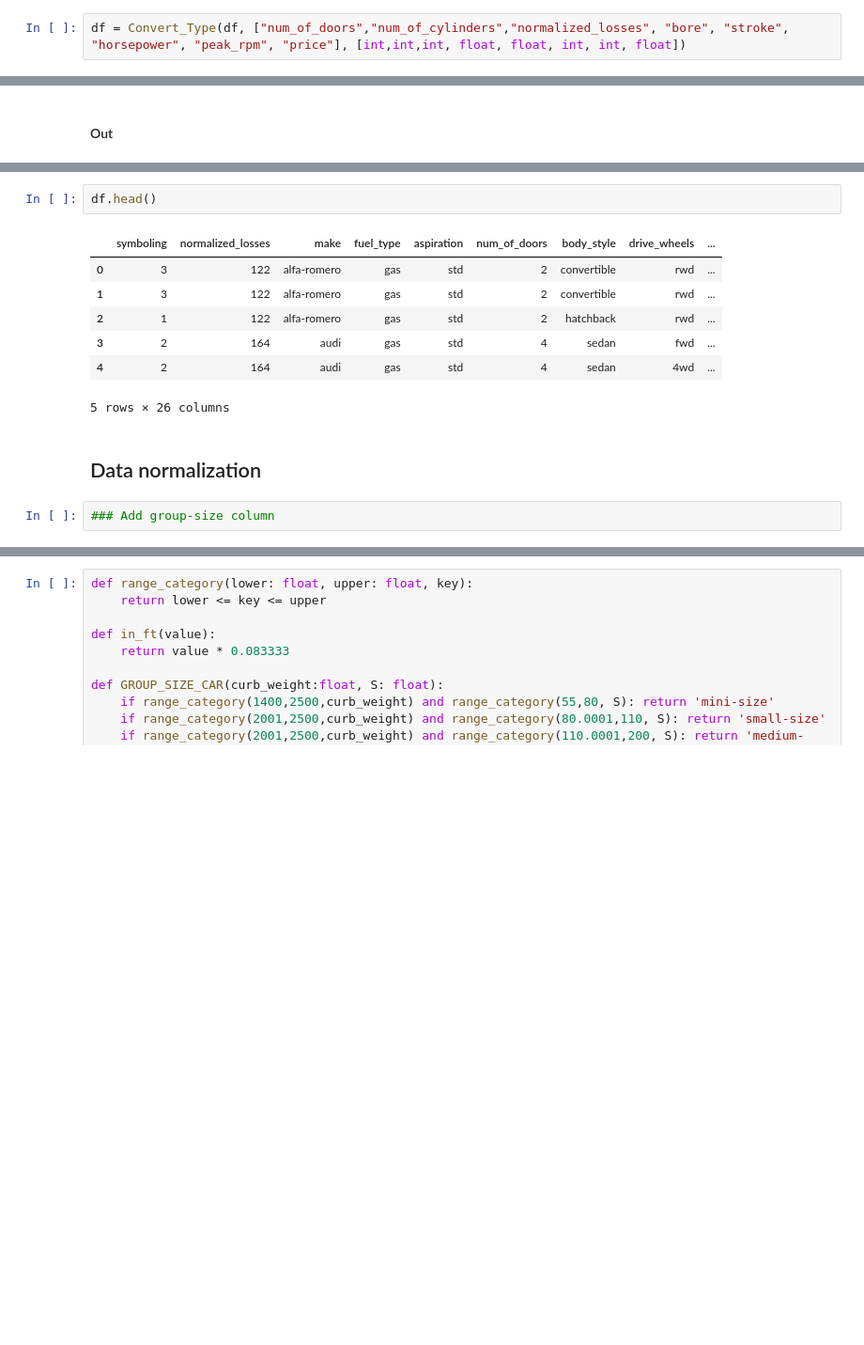
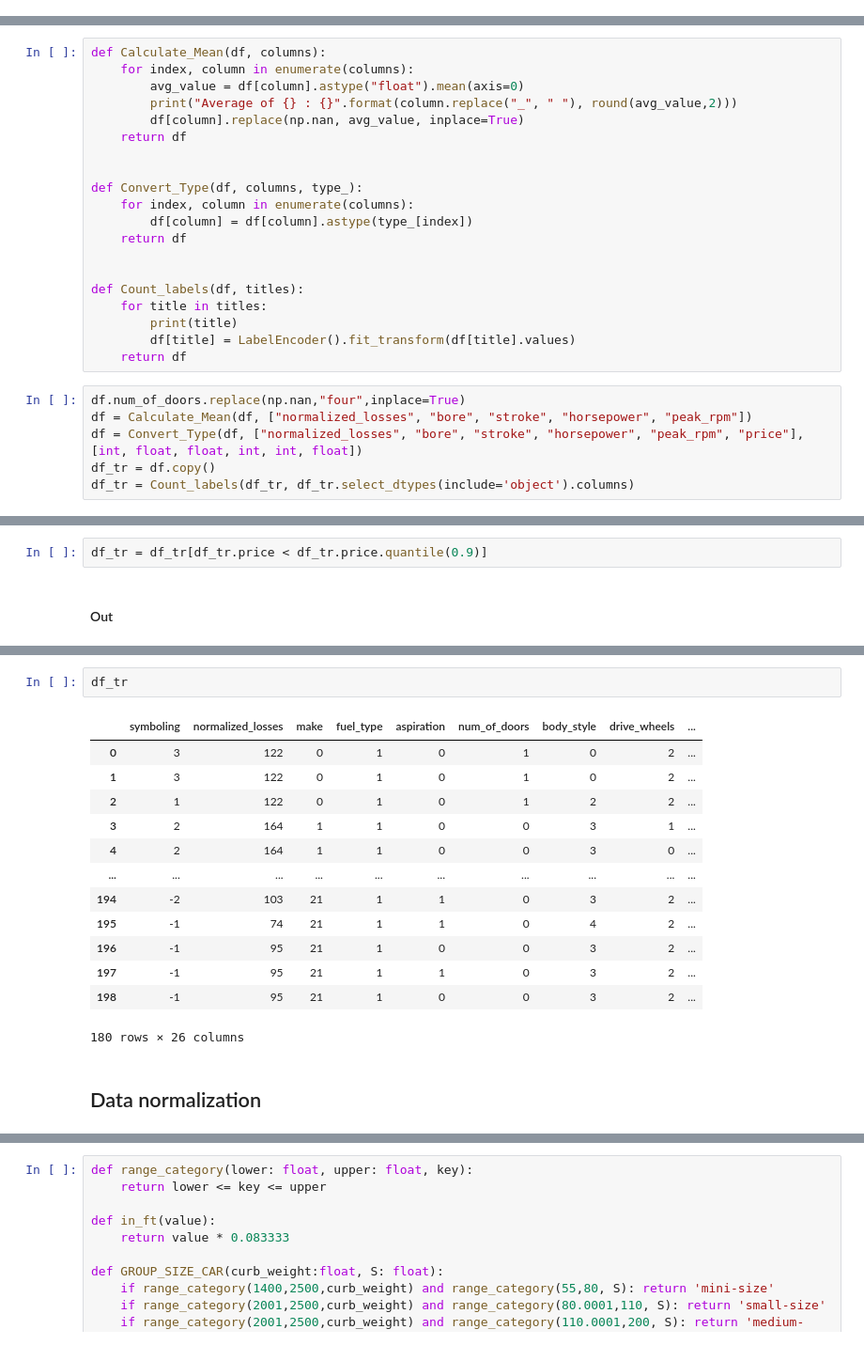
Before and after one commit to HarlamovGarik/dsml, a Jupyter notebook: Lab3/lab3_correlytion.ipynb, the cells around one changed output, grey strips where cells are left out. Shown: that part at 94% size. Cells and saved outputs as stored; diff of their text form; blank space fills up the shorter version.

```diff
--- a/Lab3/lab3_correlytion.ipynb
+++ b/Lab3/lab3_correlytion.ipynb
@@ -159,5 +109,3 @@ Average of peak rpm : 5117.59
-# %%
-df = Convert_Type(df, ["num_of_doors","num_of_cylinders","normalized_losses", "bore", "stroke", "horsepower", "peak_rpm", "price"], [int,int,int, float, float, int, int, float])
 # %% [markdown]
 #### Delete 4-rows price
 # %%
@@ -165,0 +116,26 @@ df.reset_index(drop=True,inplace=True)
+# %%
+def Calculate_Mean(df, сolumns):
+    for index, column in enumerate(сolumns):
+        avg_value = df[column].astype("float").mean(axis=0)
+        print("Average of {} : {}".format(column.replace("_", " "), round(avg_value,2)))
+        df[column].replace(np.nan, avg_value, inplace=True)
+    return df
+
+
+def Convert_Type(df, columns, type_):
+    for index, column in enumerate(columns):
+        df[column] = df[column].astype(type_[index])
+    return df
+
+
+def Count_labels(df, titles):
+    for title in titles:
+        print(title)
+        df[title] = LabelEncoder().fit_transform(df[title].values)
+    return df
+# %%
+df.num_of_doors.replace(np.nan,"four",inplace=True)
+df = Calculate_Mean(df, ["normalized_losses", "bore", "stroke", "horsepower", "peak_rpm"])
+df = Convert_Type(df, ["normalized_losses", "bore", "stroke", "horsepower", "peak_rpm", "price"], [int, float, float, int, int, float])
+df_tr = df.copy()
+df_tr = Count_labels(df_tr, df_tr.select_dtypes(include='object').columns)
@@ -166,3 +160,5 @@ df.reset_index(drop=True,inplace=True)
+# %%
+df_tr = df_tr[df_tr.price < df_tr.price.quantile(0.9)]
 # %% [markdown]
 #### Out
 # %%
@@ -186,16 +182,20 @@ highway_mpg            int64
 price                float64
 dtype: object
 # %%
-df.head()
+df_tr
 # %% [output]
 |  | symboling | normalized_losses | make | fuel_type | aspiration | num_of_doors | body_style | drive_wheels | ... |
-| 0 | 3 | 122 | alfa-romero | gas | std | 2 | convertible | rwd | ... |
-| 1 | 3 | 122 | alfa-romero | gas | std | 2 | convertible | rwd | ... |
-| 2 | 1 | 122 | alfa-romero | gas | std | 2 | hatchback | rwd | ... |
-| 3 | 2 | 164 | audi | gas | std | 4 | sedan | fwd | ... |
-| 4 | 2 | 164 | audi | gas | std | 4 | sedan | 4wd | ... |
+| 0 | 3 | 122 | 0 | 1 | 0 | 1 | 0 | 2 | ... |
+| 1 | 3 | 122 | 0 | 1 | 0 | 1 | 0 | 2 | ... |
+| 2 | 1 | 122 | 0 | 1 | 0 | 1 | 2 | 2 | ... |
+| 3 | 2 | 164 | 1 | 1 | 0 | 0 | 3 | 1 | ... |
+| 4 | 2 | 164 | 1 | 1 | 0 | 0 | 3 | 0 | ... |
+| ... | ... | ... | ... | ... | ... | ... | ... | ... | ... |
+| 194 | -2 | 103 | 21 | 1 | 1 | 0 | 3 | 2 | ... |
+| 195 | -1 | 74 | 21 | 1 | 1 | 0 | 4 | 2 | ... |
+| 196 | -1 | 95 | 21 | 1 | 0 | 0 | 3 | 2 | ... |
+| 197 | -1 | 95 | 21 | 1 | 1 | 0 | 3 | 2 | ... |
+| 198 | -1 | 95 | 21 | 1 | 0 | 0 | 3 | 2 | ... |
-5 rows × 26 columns
+180 rows × 26 columns
 # %% [markdown]
 ## Data normalization
-# %%
-### Add group-size column
```
Also changed, not shown: parts of 32 cells of this notebook.
